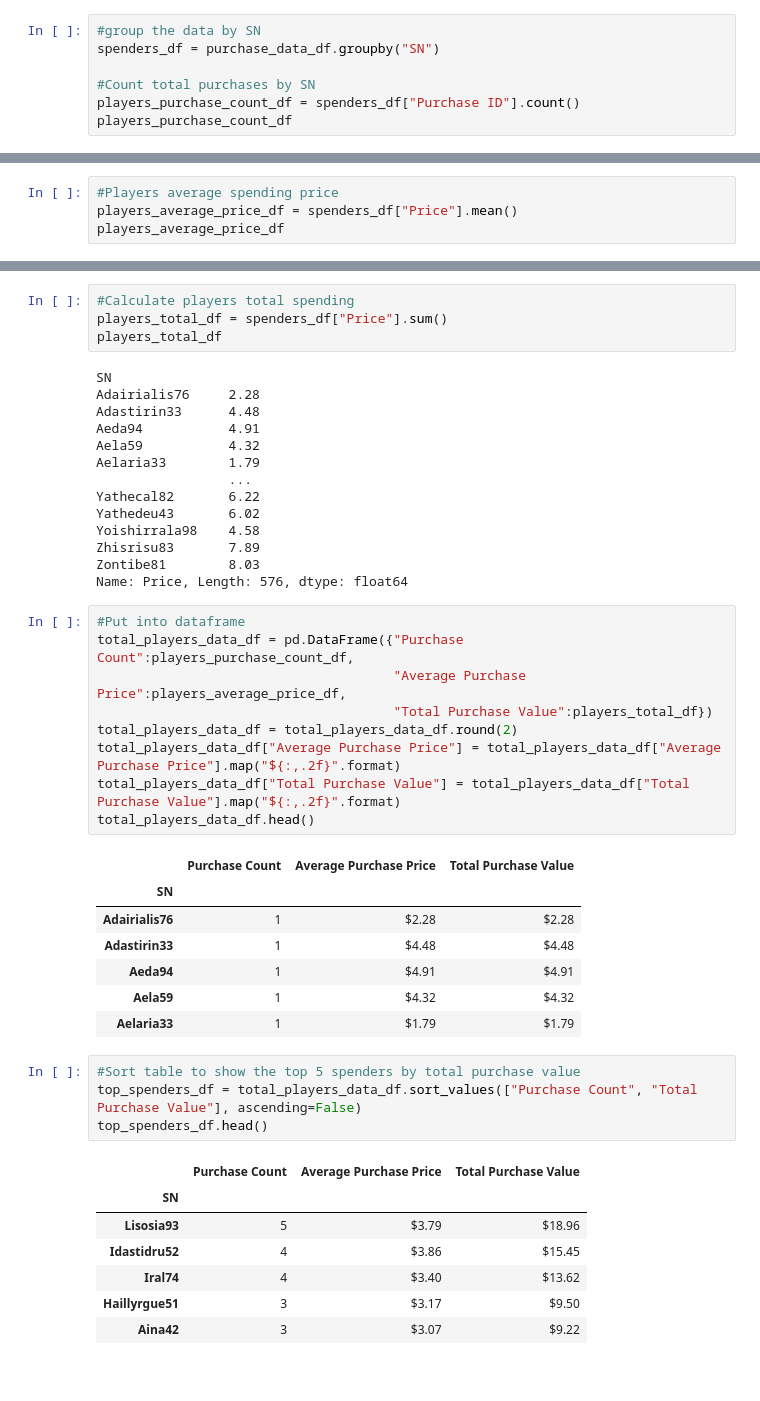
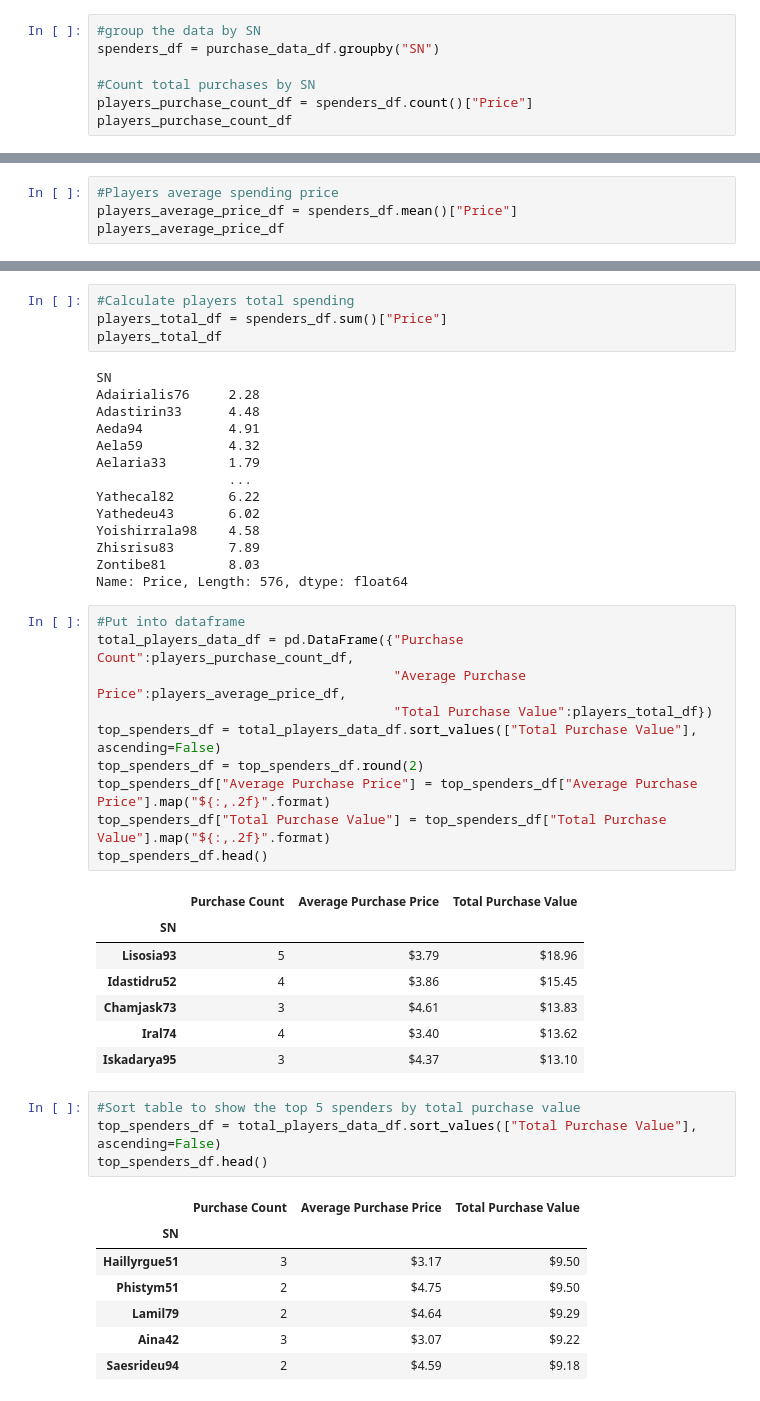
Before and after one commit to amramer45/pandas-In-Game-Purchasing, a Jupyter notebook: HeroesOfPymoli/heroesofpymoli.ipynb, the cells around one changed output, grey strips where cells are left out. Cells and saved outputs as stored; diff of their text form.

```diff
--- a/HeroesOfPymoli/heroesofpymoli.ipynb
+++ b/HeroesOfPymoli/heroesofpymoli.ipynb
@@ -309,7 +309,7 @@ age_analysis_df
 spenders_df = purchase_data_df.groupby("SN")
 
 #Count total purchases by SN
-players_purchase_count_df = spenders_df["Purchase ID"].count()
+players_purchase_count_df = spenders_df.count()["Price"]
 players_purchase_count_df
 # %% [output]
 SN
@@ -328,6 +328,6 @@ Name: Purchase ID, Length: 576, dtype: int64
 # %%
 #Players average spending price
-players_average_price_df = spenders_df["Price"].mean()
+players_average_price_df = spenders_df.mean()["Price"]
 players_average_price_df
 # %% [output]
 SN
@@ -345,7 +345,7 @@ Zontibe81        2.676667
 Name: Price, Length: 576, dtype: float64
 # %%
 #Calculate players total spending
-players_total_df = spenders_df["Price"].sum()
+players_total_df = spenders_df.sum()["Price"]
 players_total_df
 # %% [output]
 SN
@@ -366,27 +366,28 @@ Name: Price, Length: 576, dtype: float64
 total_players_data_df = pd.DataFrame({"Purchase Count":players_purchase_count_df,
                                       "Average Purchase Price":players_average_price_df,
                                       "Total Purchase Value":players_total_df})
-total_players_data_df = total_players_data_df.round(2)
-total_players_data_df["Average Purchase Price"] = total_players_data_df["Average Purchase Price"].map("${:,.2f}".format)
-total_players_data_df["Total Purchase Value"] = total_players_data_df["Total Purchase Value"].map("${:,.2f}".format)
-total_players_data_df.head()
+top_spenders_df = total_players_data_df.sort_values(["Total Purchase Value"], ascending=False)
+top_spenders_df = top_spenders_df.round(2)
+top_spenders_df["Average Purchase Price"] = top_spenders_df["Average Purchase Price"].map("${:,.2f}".format)
+top_spenders_df["Total Purchase Value"] = top_spenders_df["Total Purchase Value"].map("${:,.2f}".format)
+top_spenders_df.head()
 # %% [output]
 |  | Purchase Count | Average Purchase Price | Total Purchase Value |
 | SN |  |  |  |
-| Adairialis76 | 1 | $2.28 | $2.28 |
-| Adastirin33 | 1 | $4.48 | $4.48 |
-| Aeda94 | 1 | $4.91 | $4.91 |
-| Aela59 | 1 | $4.32 | $4.32 |
-| Aelaria33 | 1 | $1.79 | $1.79 |
+| Lisosia93 | 5 | $3.79 | $18.96 |
+| Idastidru52 | 4 | $3.86 | $15.45 |
+| Chamjask73 | 3 | $4.61 | $13.83 |
+| Iral74 | 4 | $3.40 | $13.62 |
+| Iskadarya95 | 3 | $4.37 | $13.10 |
 # %%
 #Sort table to show the top 5 spenders by total purchase value
-top_spenders_df = total_players_data_df.sort_values(["Purchase Count", "Total Purchase Value"], ascending=False)
+top_spenders_df = total_players_data_df.sort_values(["Total Purchase Value"], ascending=False)
 top_spenders_df.head()
 # %% [output]
 |  | Purchase Count | Average Purchase Price | Total Purchase Value |
 | SN |  |  |  |
-| Lisosia93 | 5 | $3.79 | $18.96 |
-| Idastidru52 | 4 | $3.86 | $15.45 |
-| Iral74 | 4 | $3.40 | $13.62 |
 | Haillyrgue51 | 3 | $3.17 | $9.50 |
+| Phistym51 | 2 | $4.75 | $9.50 |
+| Lamil79 | 2 | $4.64 | $9.29 |
 | Aina42 | 3 | $3.07 | $9.22 |
+| Saesrideu94 | 2 | $4.59 | $9.18 |
```
Also changed, not shown: parts of 1 cell of this notebook.
